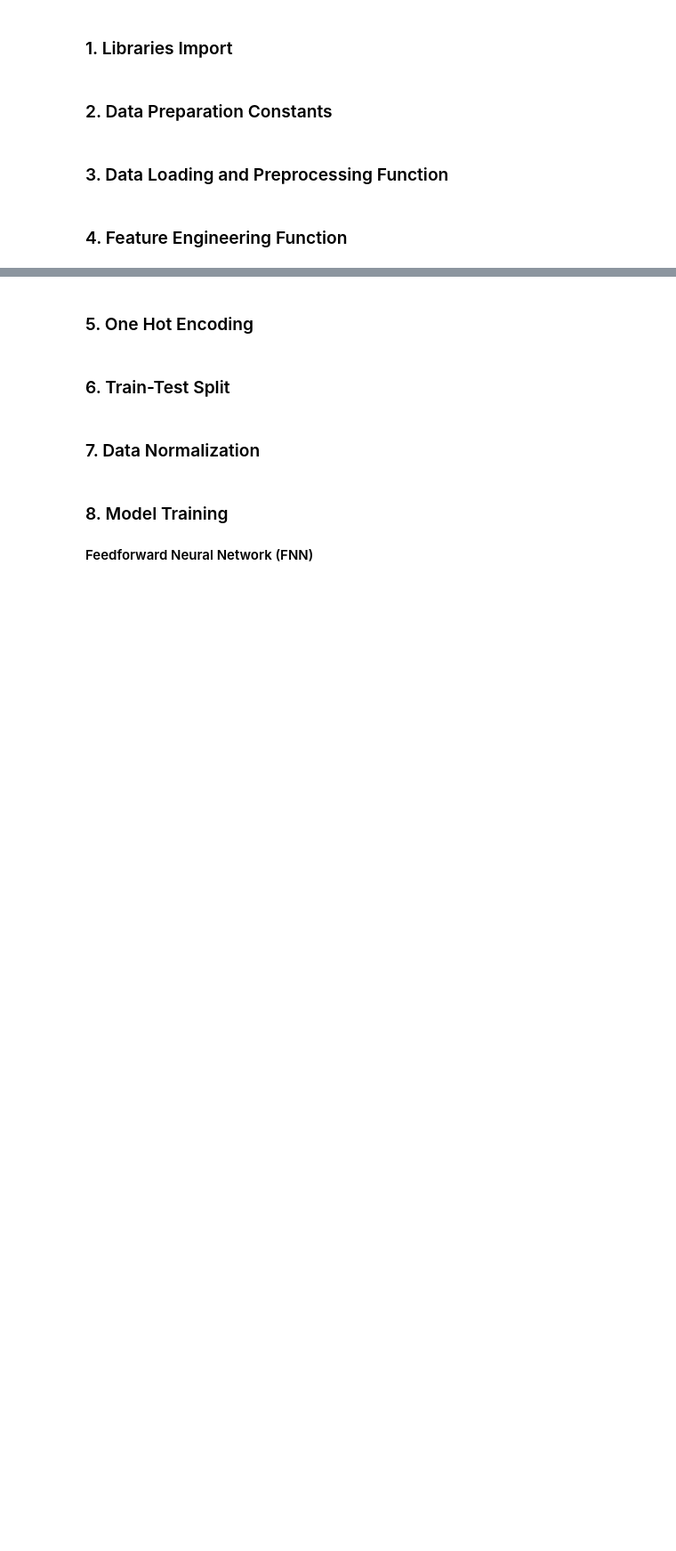
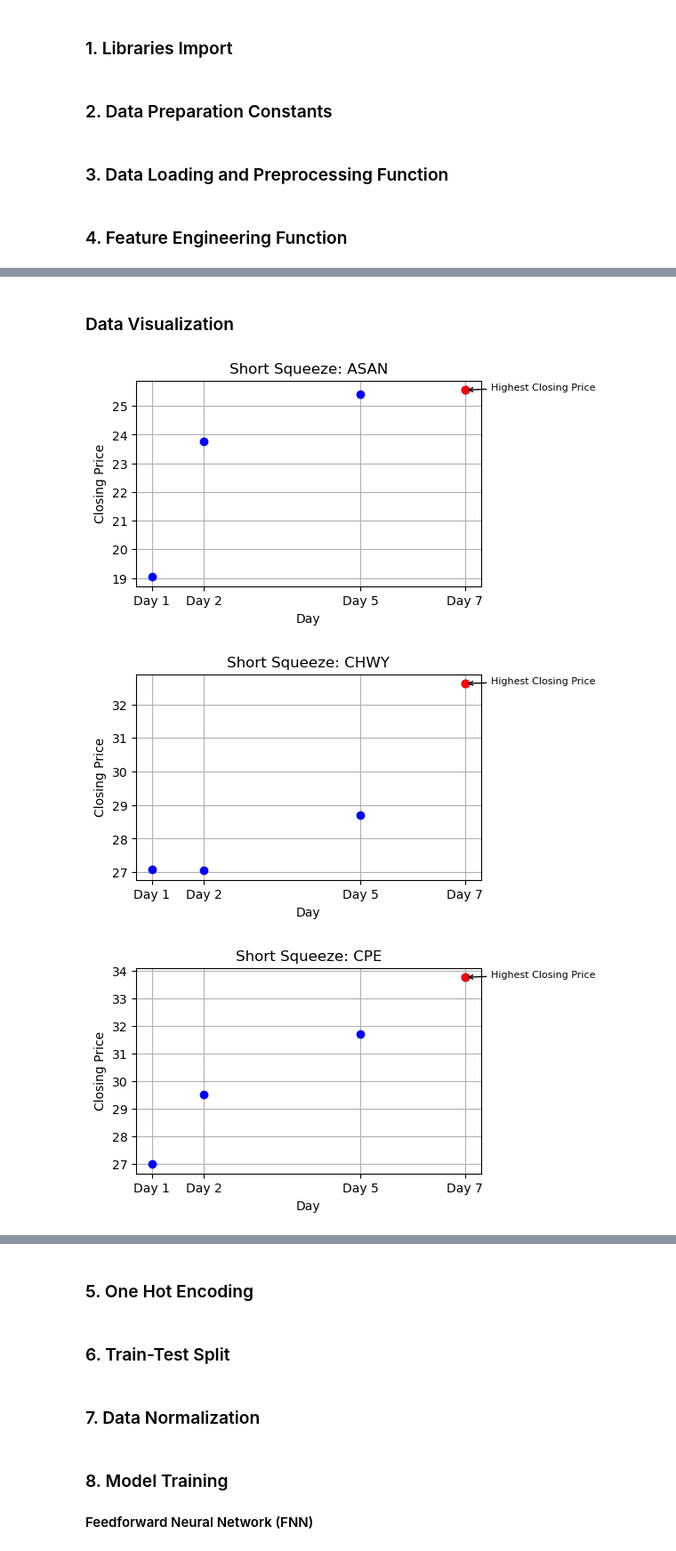
Before and after one commit to regulolanz/Pedro-Short-Squeeze-Predictor, a Jupyter notebook: Pedro.ipynb, the cells around one changed output, grey strips where cells are left out. Shown at 89% size. Saved outputs shown, nothing was run; the diff lists cells and outputs as text; code cells hidden in the pictures; blank space fills up the shorter version.

Commit message:
short squeeze plots added, models saved

```diff
--- a/Pedro.ipynb
+++ b/Pedro.ipynb
@@ -191,0 +143,32 @@ merged_df = feature_engineering(short_df, insider_df)
+# %% [markdown]
+### Data Visualization
+# %%
+# Visualizing Short Squeeze
+short_squeeze_df = merged_df[merged_df['Short Squeeze'] == 1]
+grouped_df = short_squeeze_df.groupby('Symbol')
+for symbol, data in grouped_df:
+    # Sort the data by date
+    data = data.sort_values('Date')
+    plt.figure(figsize=(5, 3))
+    days_to_plot = [1, 2, 5, 7]
+    closing_prices = [data[f'Close Price Day {day}'].iloc[-1] for day in days_to_plot]
+    plt.plot(days_to_plot, closing_prices, 'o', color='blue')
+    highest_closing_price = max(closing_prices)
+    highest_closing_price_day = days_to_plot[closing_prices.index(highest_closing_price)]
+    plt.plot(highest_closing_price_day, highest_closing_price, 'ro')
+    plt.annotate('Highest Closing Price',
+                 xy=(highest_closing_price_day, highest_closing_price),
+                 xytext=(highest_closing_price_day + 0.5, highest_closing_price),
+                 arrowprops=dict(facecolor='black', arrowstyle='->'),
+                 fontsize=8,
+                 ha='left')
+    plt.xlabel('Day')
+    plt.ylabel('Closing Price')
+    plt.title(f'Short Squeeze: {symbol}')
+    plt.xticks(days_to_plot, [f'Day {day}' for day in days_to_plot])
+    plt.grid(True)
+    plt.show()
+# %% [output]
+[figure, added]
+[figure, added]
+[figure, added]
```
Also changed, not shown: parts of 15 cells of this notebook, 6 other files.
